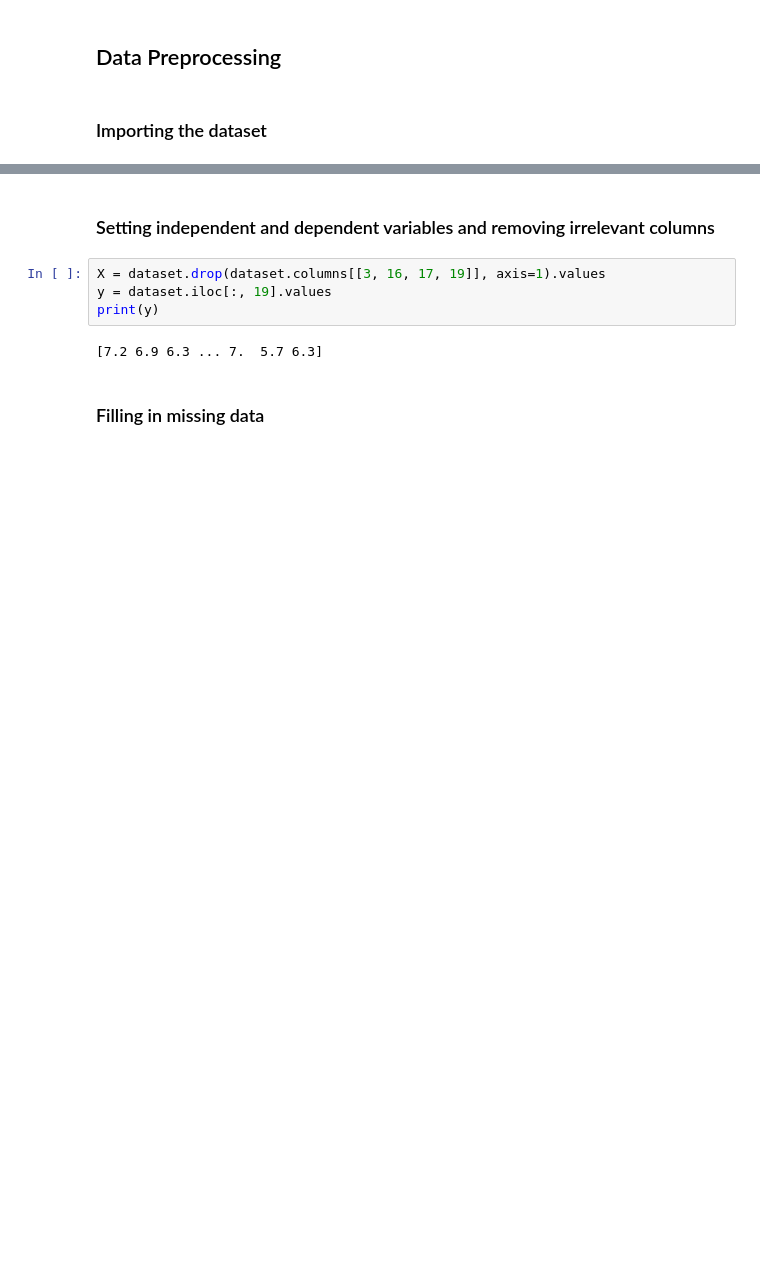
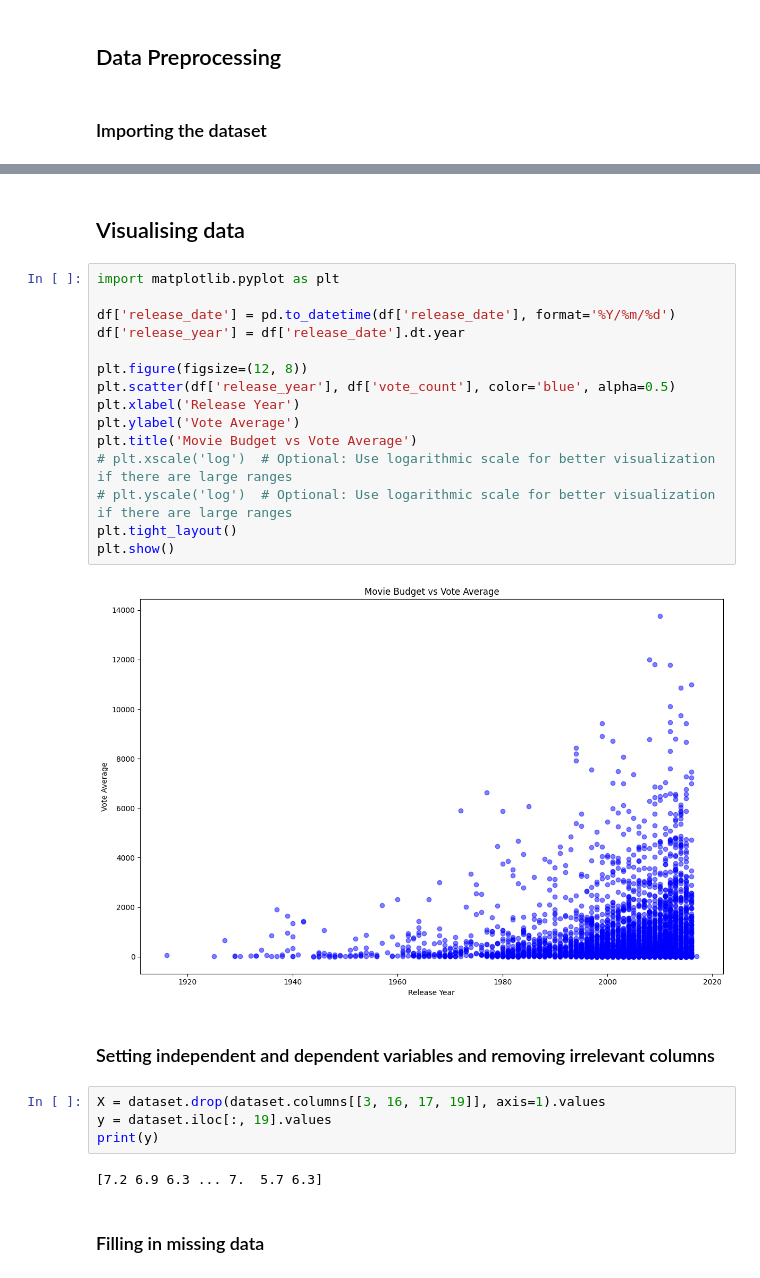
Before and after one commit to abduyus/internship-movie-recommendation, a Jupyter notebook: ml_model/jupyter.ipynb, the cells around one changed output, grey strips where cells are left out. Drawn from its saved outputs; the diff is of its cells as text; blank space fills up the shorter version.

Commit message:
Visualising data with graphs

```diff
--- a/ml_model/jupyter.ipynb
+++ b/ml_model/jupyter.ipynb
@@ -33,5 +34,24 @@ max                                                   NaN            NaN
 
 [11 rows x 24 columns]
+# %% [markdown]
+## Visualising data
+# %%
+import matplotlib.pyplot as plt
+
+df['release_date'] = pd.to_datetime(df['release_date'], format='%Y/%m/%d')
+df['release_year'] = df['release_date'].dt.year
+
+plt.figure(figsize=(12, 8))
+plt.scatter(df['release_year'], df['vote_count'], color='blue', alpha=0.5)
+plt.xlabel('Release Year')
+plt.ylabel('Vote Average')
+plt.title('Movie Budget vs Vote Average')
+# plt.xscale('log')  # Optional: Use logarithmic scale for better visualization if there are large ranges
+# plt.yscale('log')  # Optional: Use logarithmic scale for better visualization if there are large ranges
+plt.tight_layout()
+plt.show()
+# %% [output]
+[figure, added]
 # %% [markdown]
 ### Setting independent and dependent variables and removing irrelevant columns
 # %%
```
Also changed, not shown: parts of 1 cell of this notebook, 2 other files.
